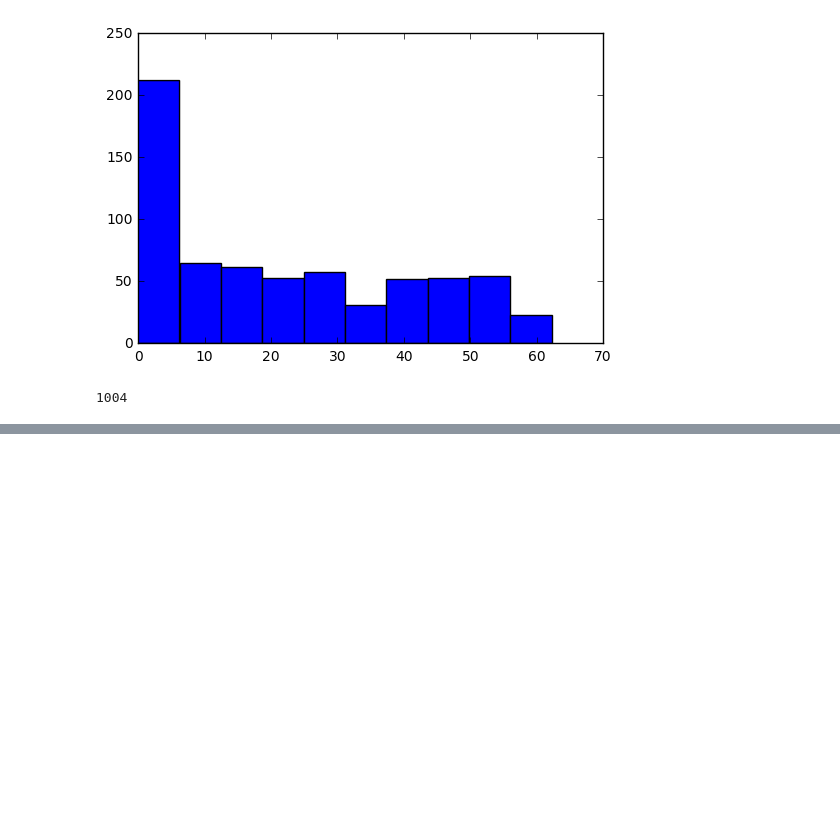
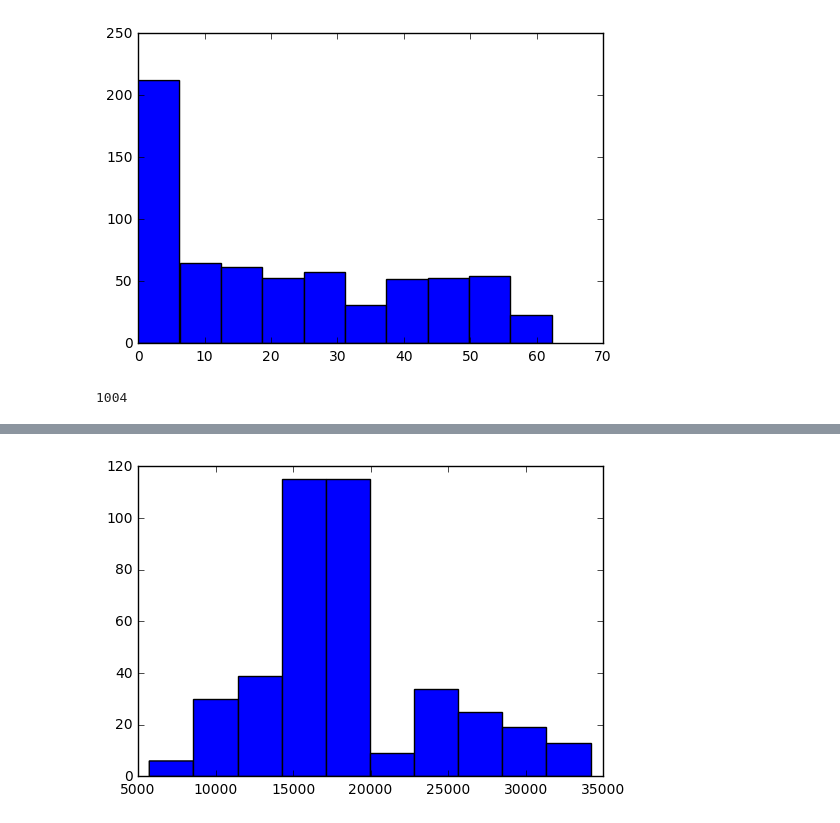
Before and after one commit to MitsukiUsui/proteome, a Jupyter notebook: pickdatasets/filter_datasets.ipynb, the cells around one changed output, grey strips where cells are left out. Saved outputs shown, nothing was run; the diff lists cells and outputs as text; code cells hidden in the pictures; blank space fills up the shorter version.

```diff
--- a/pickdatasets/filter_datasets.ipynb
+++ b/pickdatasets/filter_datasets.ipynb
@@ -55,3 +55,8 @@ filteredDf.head()
 | 2 | Arthrobacter_sp_FB24 | Arthro_009 | Arthro_009-LTQFT1_04Oct05_Andro_0... | LTQ_FT1 | LC-ISCO-Standard | HMS-MSn | 10/4/2005 12:21 PM | 10/4/2005 2:01 PM | ... |
 | 3 | Arthrobacter_sp_FB24 | Arthro_010 | Arthro_010-LTQFT2_04Oct05_Andro_0... | LTQ_FT1 | LC-ISCO-Standard | HMS-MSn | 10/4/2005 9:59 PM | 10/4/2005 11:39 PM | ... |
 | 4 | Arthrobacter_sp_FB24 | Arthro_002 | Arthro_002-LTQFT3_29Sep05_Andro_0... | LTQ_FT1 | LC-ISCO-Standard | HMS-MSn | 9/29/2005 8:03 AM | 9/29/2005 9:43 AM | ... |
+# %%
+plt.hist(filteredDf["Scan Count"])
+plt.show()
+# %% [output]
+[figure, added]
```
Also changed, not shown: parts of 1 cell of this notebook, 6 other files.
